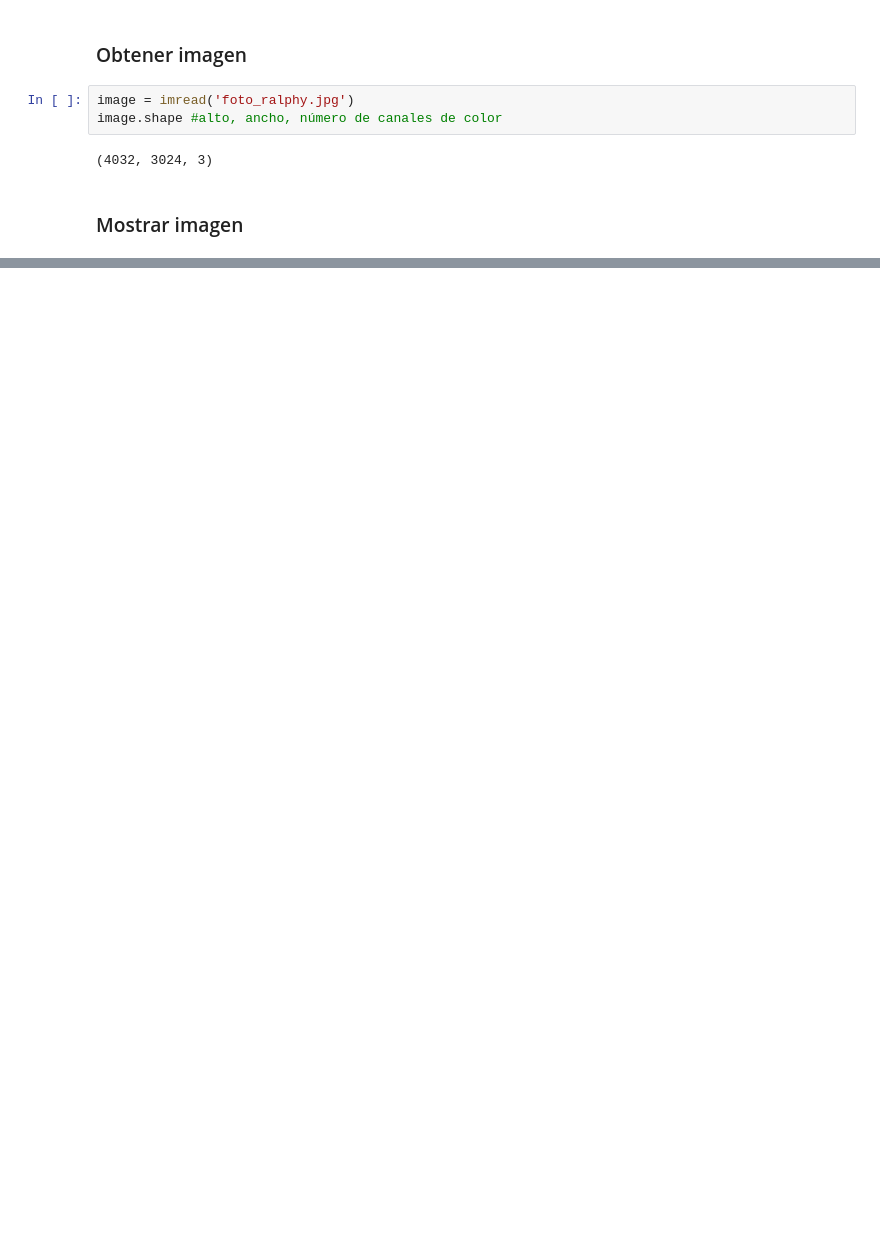
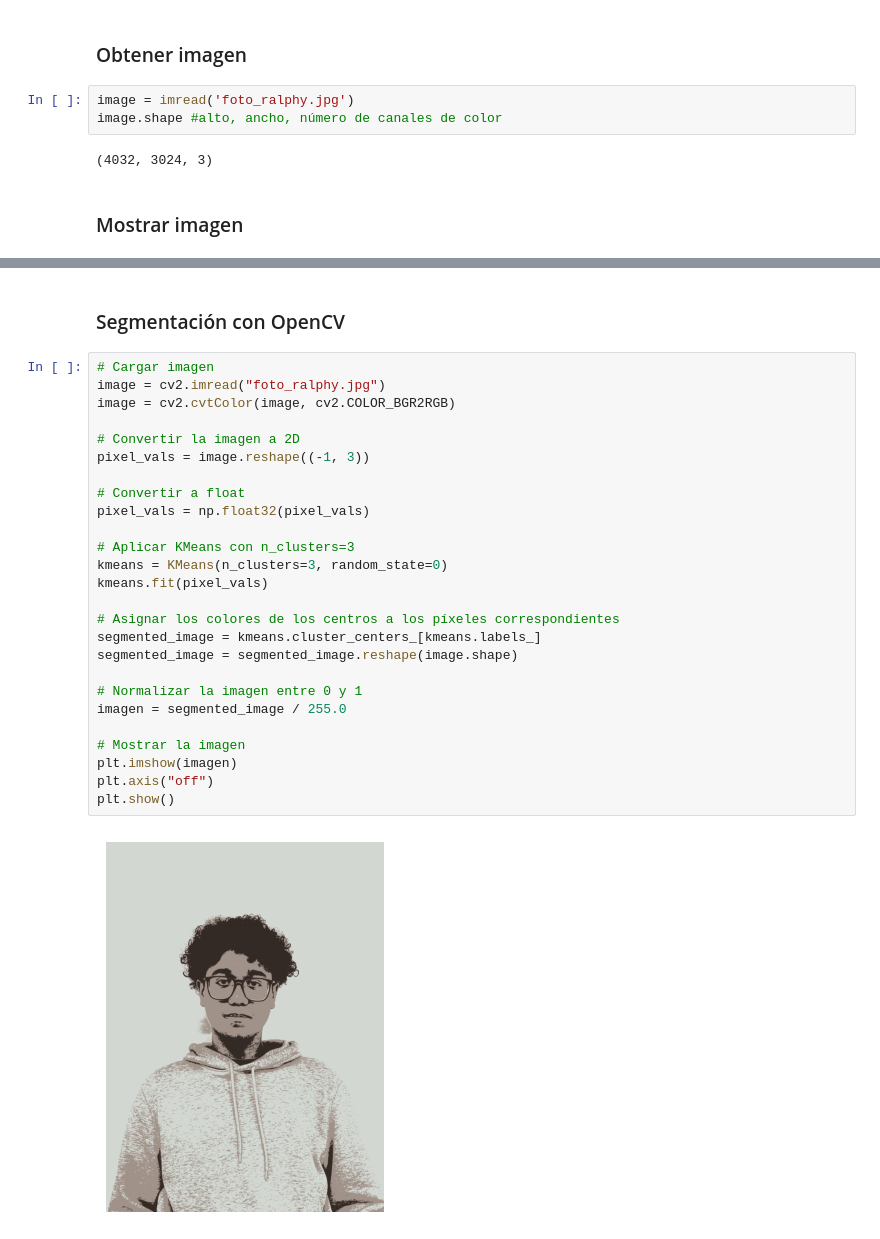
Before and after one commit to RalphNM1/InteligenciaArtificial, a Jupyter notebook: Ejercicios/OpenCV e Machine Learning/OpenCV e Machine Learning.ipynb, the cells around one changed output, grey strips where cells are left out. Drawn from its saved outputs; the diff is of its cells as text; blank space fills up the shorter version.

```diff
--- a/Ejercicios/OpenCV e Machine Learning/OpenCV e Machine Learning.ipynb
+++ b/Ejercicios/OpenCV e Machine Learning/OpenCV e Machine Learning.ipynb
@@ -31,0 +33,30 @@ plt.imshow(image)
+# %% [markdown]
+### Segmentación con OpenCV
+# %%
+# Cargar imagen
+image = cv2.imread("foto_ralphy.jpg")
+image = cv2.cvtColor(image, cv2.COLOR_BGR2RGB)
+
+# Convertir la imagen a 2D
+pixel_vals = image.reshape((-1, 3))
+
+# Convertir a float
+pixel_vals = np.float32(pixel_vals)
+
+# Aplicar KMeans con n_clusters=3
+kmeans = KMeans(n_clusters=3, random_state=0)
+kmeans.fit(pixel_vals)
+
+# Asignar los colores de los centros a los píxeles correspondientes
+segmented_image = kmeans.cluster_centers_[kmeans.labels_]
+segmented_image = segmented_image.reshape(image.shape)
+
+# Normalizar la imagen entre 0 y 1
+imagen = segmented_image / 255.0
+
+# Mostrar la imagen
+plt.imshow(imagen)
+plt.axis("off")
+plt.show()
+# %% [output]
+[figure, added]
```
Also changed, not shown: parts of 10 cells of this notebook, 2 other files.
